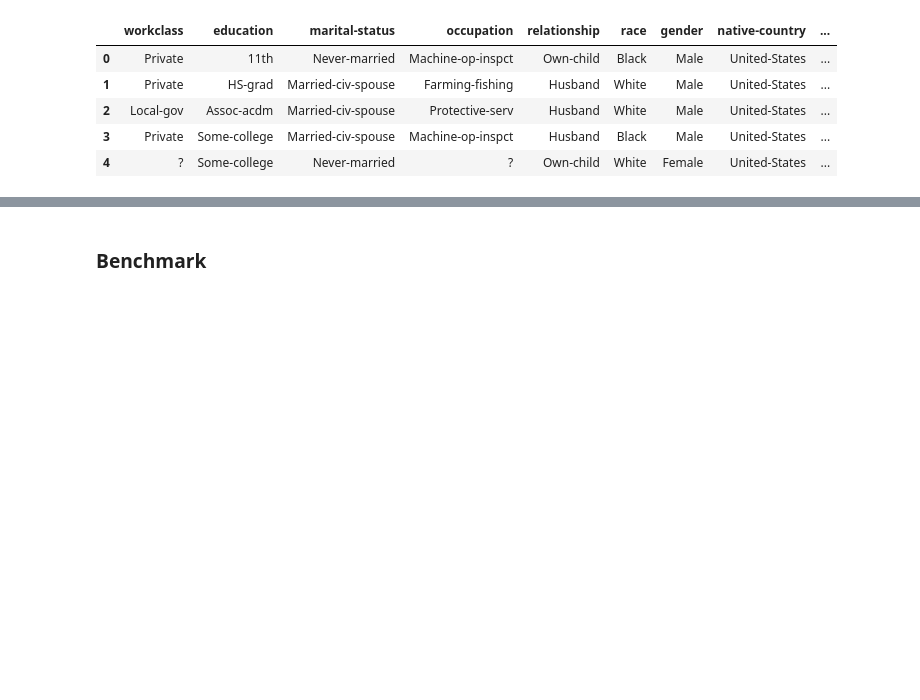
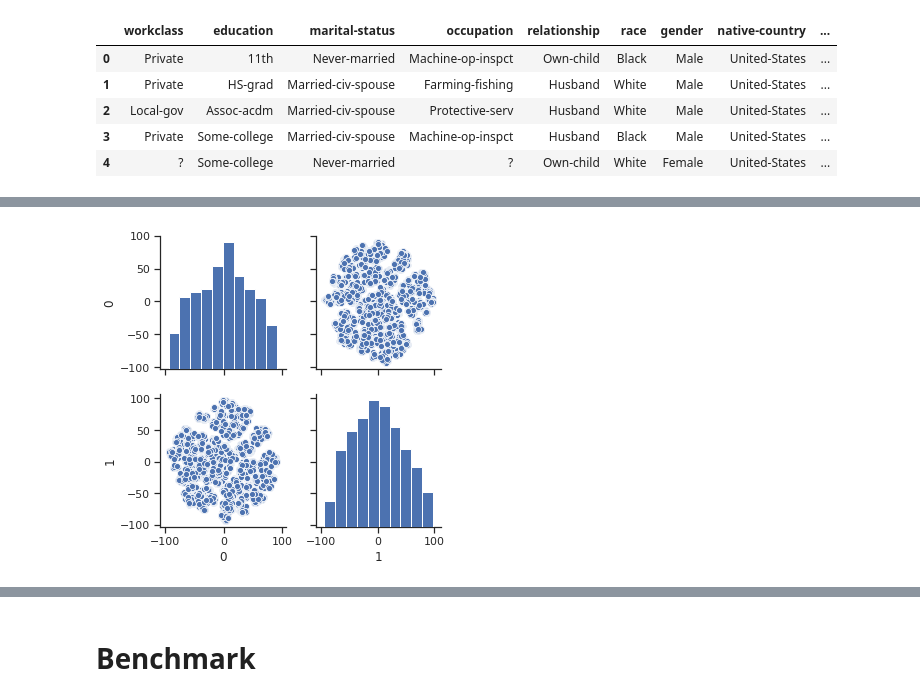
Before and after one commit to Didayolo/autopandas, a Jupyter notebook: AutoData_workspace.ipynb, the cells around one changed output, grey strips where cells are left out. Cells and saved outputs as stored; diff of their text form; code cells hidden in the pictures; blank space fills up the shorter version.

```diff
--- a/AutoData_workspace.ipynb
+++ b/AutoData_workspace.ipynb
@@ -71,3 +69,7 @@ Explained variance ratio of the 15 components:
+# %%
+data.get_data('X_test').tsne().plot()
+# %% [output]
+[figure, added]
 # %%
 data.describe()
 # %% [output]
@@ -81,7 +83,7 @@ data.describe()
 | 75% | 0.424658 | 0.500000 | 0.152462 | 0.800000 | 0.733333 | 0.666667 | 0.714286 | 0.600000 | ... |
 | max | 1.000000 | 1.000000 | 1.000000 | 1.000000 | 1.000000 | 1.000000 | 1.000000 | 1.000000 | ... |
 # %% [markdown]
-### Benchmark
+# Benchmark
 # %%
 data.score()
 # %% [output]
```
Also changed, not shown: parts of 13 cells of this notebook, 4 other files.
